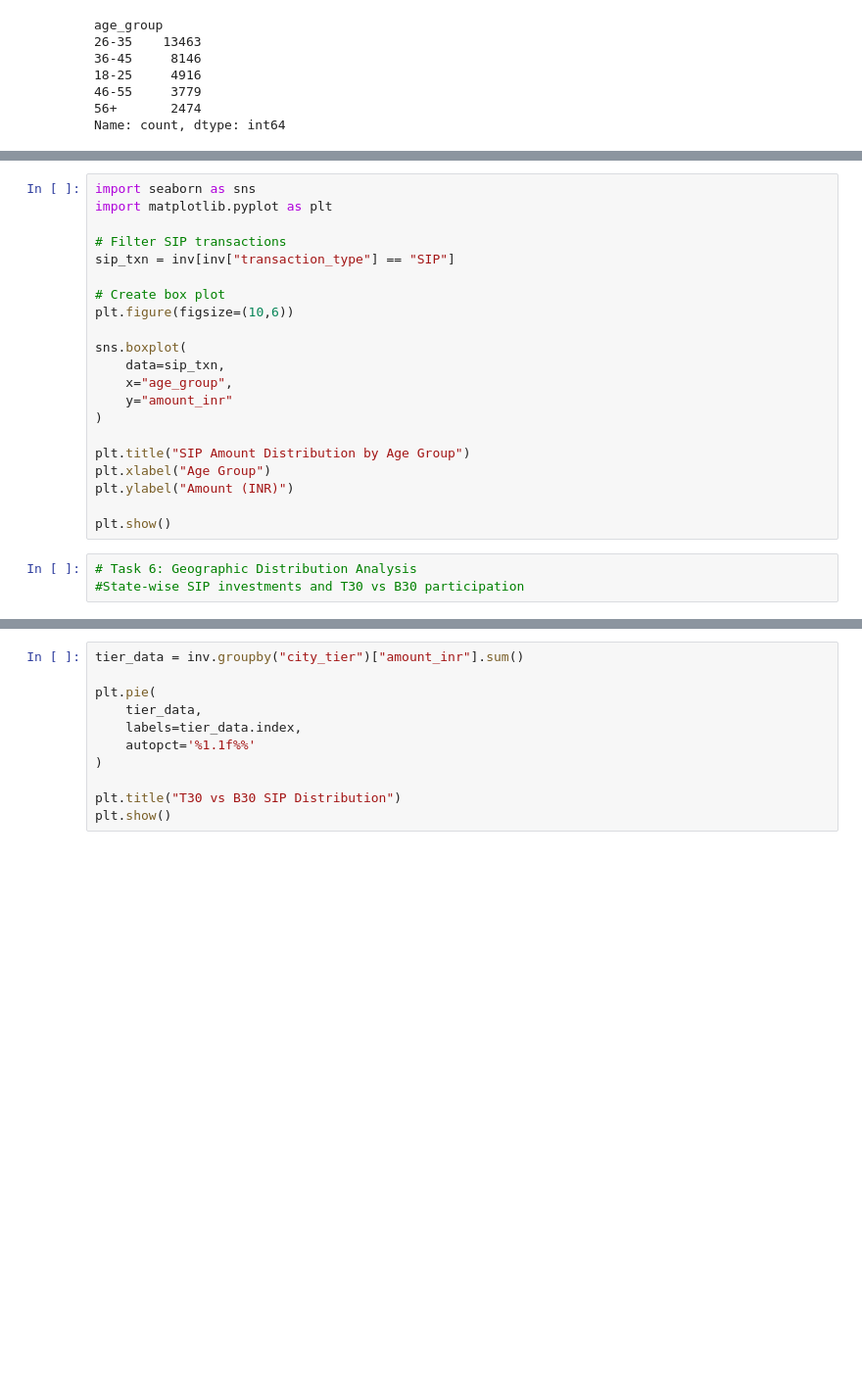
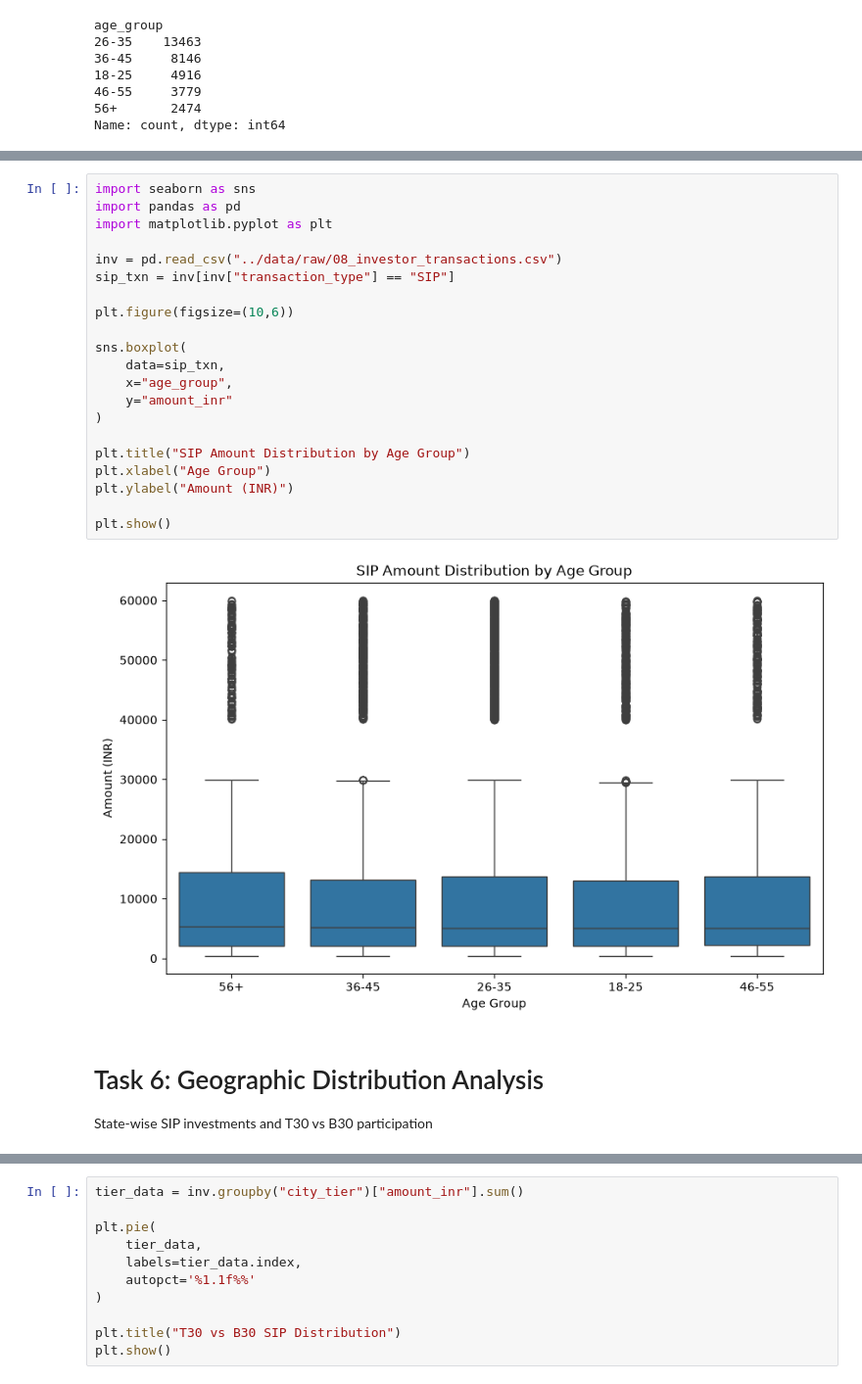
Before and after one commit to kumar-byte/mutual-fund-analytics, a Jupyter notebook: notebooks/EDA_Analysis.ipynb, the cells around one changed output, grey strips where cells are left out. Shown at 98% size. Cells and saved outputs as stored; diff of their text form; blank space fills up the shorter version.

```diff
--- a/notebooks/EDA_Analysis.ipynb
+++ b/notebooks/EDA_Analysis.ipynb
@@ -359,27 +359,29 @@ plt.show()
 # %%
 import seaborn as sns
+import pandas as pd
 import matplotlib.pyplot as plt
 
-# Filter SIP transactions
+inv = pd.read_csv("../data/raw/08_investor_transactions.csv")
 sip_txn = inv[inv["transaction_type"] == "SIP"]
 
-# Create box plot
 plt.figure(figsize=(10,6))
 
 sns.boxplot(
     data=sip_txn,
     x="age_group",
     y="amount_inr"
 )
 
 plt.title("SIP Amount Distribution by Age Group")
 plt.xlabel("Age Group")
 plt.ylabel("Amount (INR)")
 
 plt.show()
+# %% [output]
+[figure, added]
-# %%
-# Task 6: Geographic Distribution Analysis
-#State-wise SIP investments and T30 vs B30 participation
+# %% [markdown]
+# Task 6: Geographic Distribution Analysis
+State-wise SIP investments and T30 vs B30 participation
 # %%
 import pandas as pd
 import matplotlib.pyplot as plt
```
Also changed, not shown: parts of 41 cells of this notebook.
